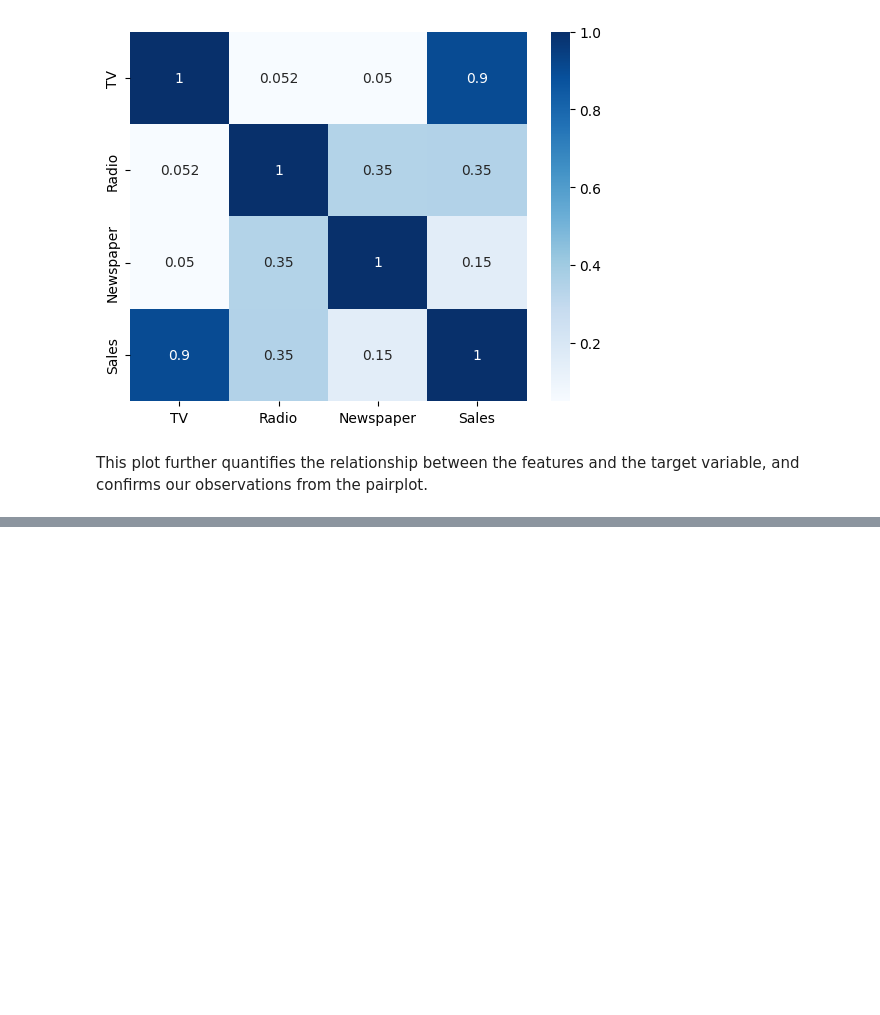
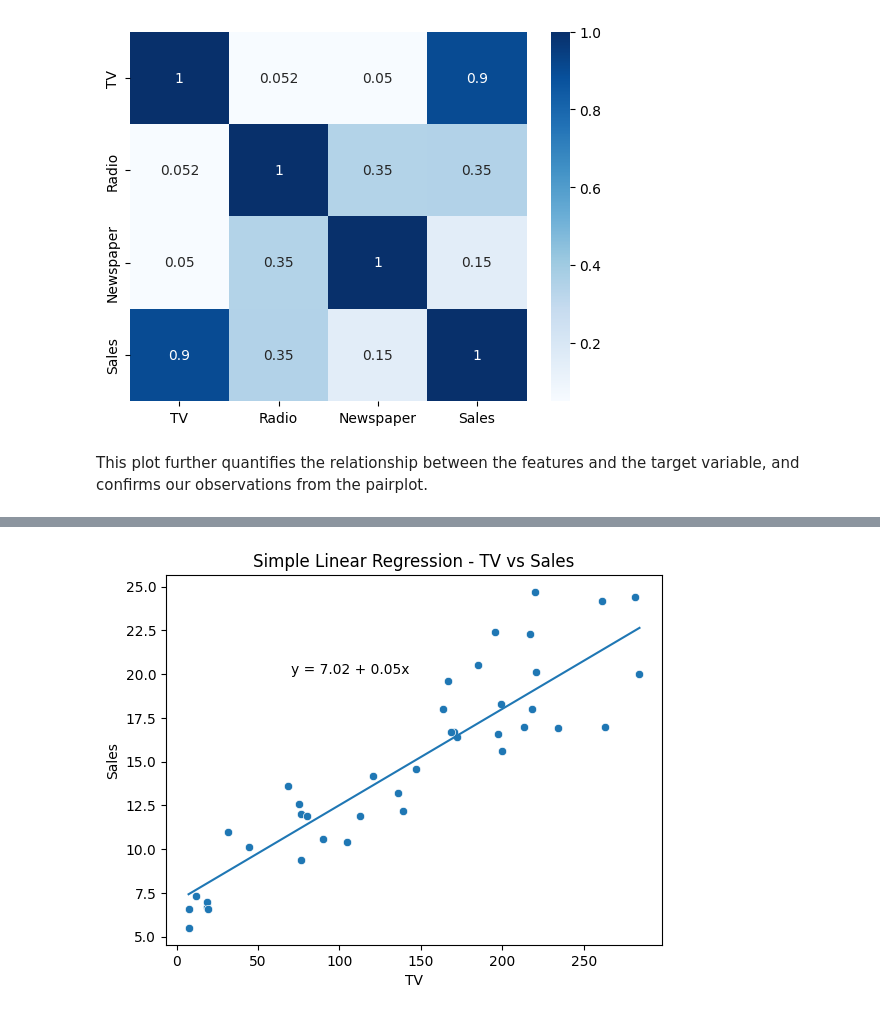
Before and after one commit to ccdsiub/ml-essentials, a Jupyter notebook: docs/supervised-learning/regression/linear-regression.ipynb, the cells around one changed output, grey strips where cells are left out. Cells and saved outputs as stored; diff of their text form; code cells hidden in the pictures; blank space fills up the shorter version.

```diff
--- a/docs/supervised-learning/regression/linear-regression.ipynb
+++ b/docs/supervised-learning/regression/linear-regression.ipynb
@@ -142,0 +278,15 @@ Before we can train a machine learning model, we need to prepare the data.
+# %%
+test_x = test['TV'].values.reshape(-1, 1)
+test_y = test['Sales']
+
+pred_y = model.predict(test_x)
+
+mae = mean_absolute_error(test_y, pred_y)
+mse = mean_squared_error(test_y, pred_y)
+rmse = np.sqrt(mse)
+r2 = r2_score(test_y, pred_y)
+
+print('MAE: ', mae)
+print('MSE: ', mse)
+print('RMSE: ', rmse)
+print('R2: ', r2)
@@ -142,0 +302,11 @@ Before we can train a machine learning model, we need to prepare the data.
+# %%
+sns.scatterplot(x=test_x.reshape(-1), y=test_y)
+sns.lineplot(x=test_x.reshape(-1), y=pred_y)
+
+plt.title('Simple Linear Regression - TV vs Sales')
+plt.xlabel('TV')
+plt.ylabel('Sales')
+plt.annotate(equation, xy=(70, 20), fontsize=10)
+plt.show()
+# %% [output]
+[figure, added]
```
Also changed, not shown: parts of 23 cells of this notebook.
